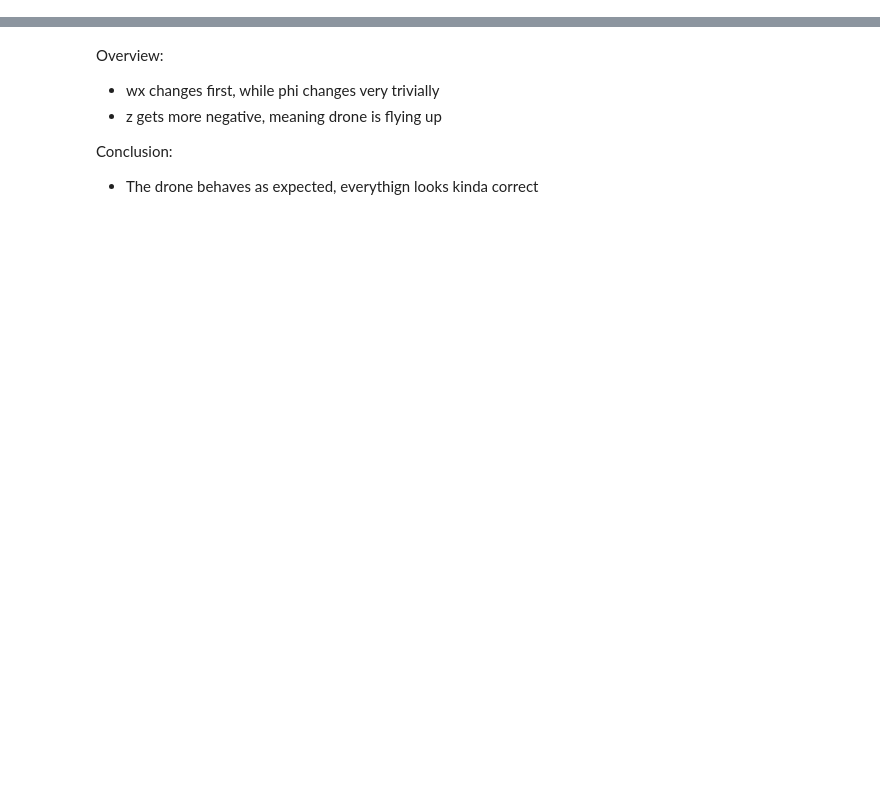
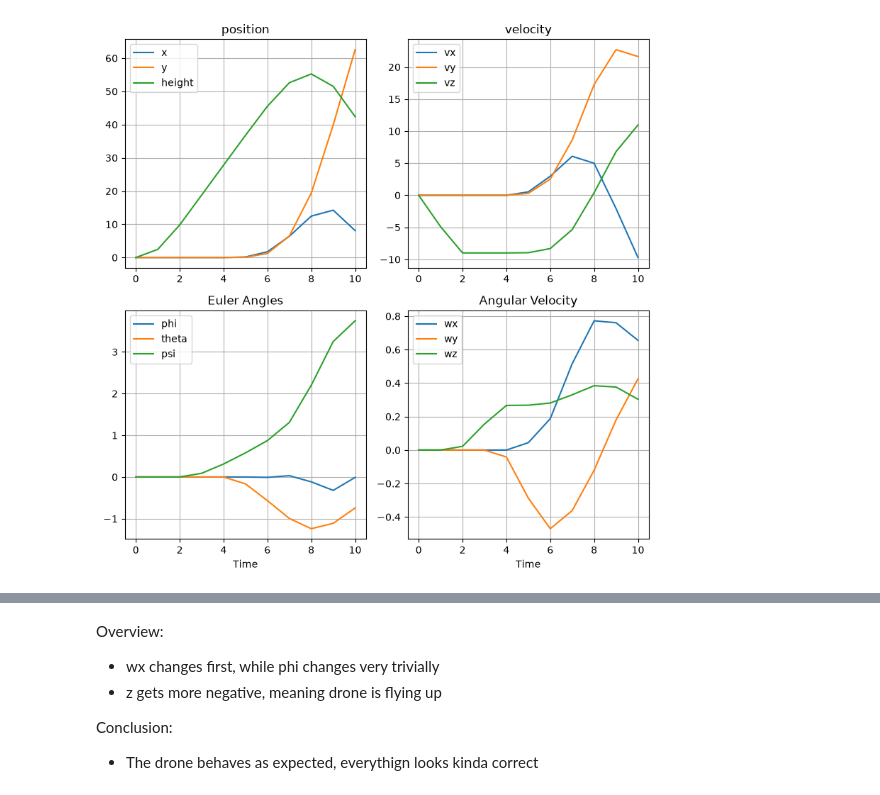
Before and after one commit to RuseaDev/Quadcopter-Simulator, a Jupyter notebook: RK4_Testing.ipynb, the cells around one changed output, grey strips where cells are left out. Saved outputs shown, nothing was run; the diff lists cells and outputs as text; code cells hidden in the pictures; blank space fills up the shorter version.

```diff
--- a/RK4_Testing.ipynb
+++ b/RK4_Testing.ipynb
@@ -91,0 +81,39 @@ df
+# %%
+height = -df['z']
+fig, axs = plt.subplots (2, 2, figsize = (8, 8))
+
+axs[0, 0].plot (df['time'], df['x'], label = 'x')
+axs[0, 0].plot (df['time'], df['y'], label = 'y')
+axs[0, 0].plot (df['time'], height, label = 'height')
+axs[0, 0].set_title ('position')
+axs[0, 0].legend()
+axs[0, 0].grid (True)
+
+axs[0, 1].plot (df['time'], df['vx'], label = 'vx')
+axs[0, 1].plot (df['time'], df['vy'], label = 'vy')
+axs[0, 1].plot (df['time'], df['vz'], label = 'vz')
+axs[0, 1].set_title ('velocity')
+axs[0, 1].legend()
+axs[0, 1].grid(True)
+
+axs[1, 0].plot (df['time'], (df['phi']), label = 'phi')
+axs[1, 0].plot (df['time'], (df['theta']), label = 'theta')
+axs[1, 0].plot (df['time'], (df['psi']), label = 'psi')
+axs[1, 0].set_title ('Euler Angles')
+axs[1, 0].legend()
+axs[1, 0].grid (True)
+
+axs[1, 1].plot (df['time'], df['wx'], label = 'wx')
+axs[1, 1].plot (df['time'], df['wy'], label = 'wy')
+axs[1, 1].plot (df['time'], df['wz'], label = 'wz')
+axs[1, 1].set_title ('Angular Velocity')
+axs[1, 1].legend()
+axs[1, 1].grid (True)
+
+axs[1, 0].set_xlabel('Time')
+axs[1, 1].set_xlabel('Time')
+
+plt.tight_layout()
+plt.show()
+# %% [output]
+[figure, added]
```
Also changed, not shown: parts of 13 cells of this notebook.
